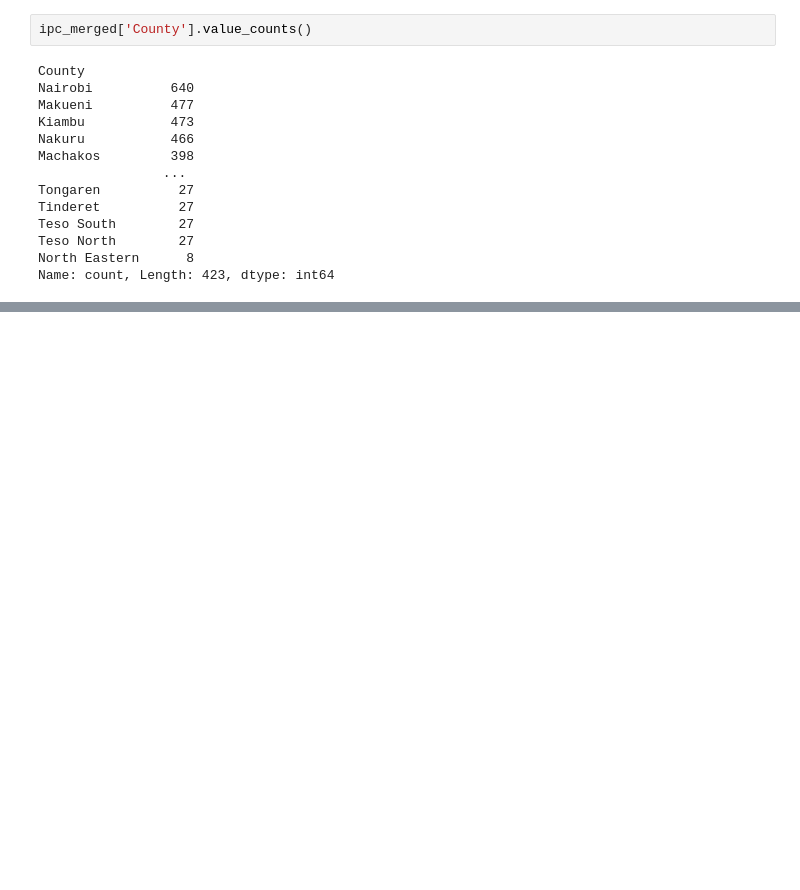
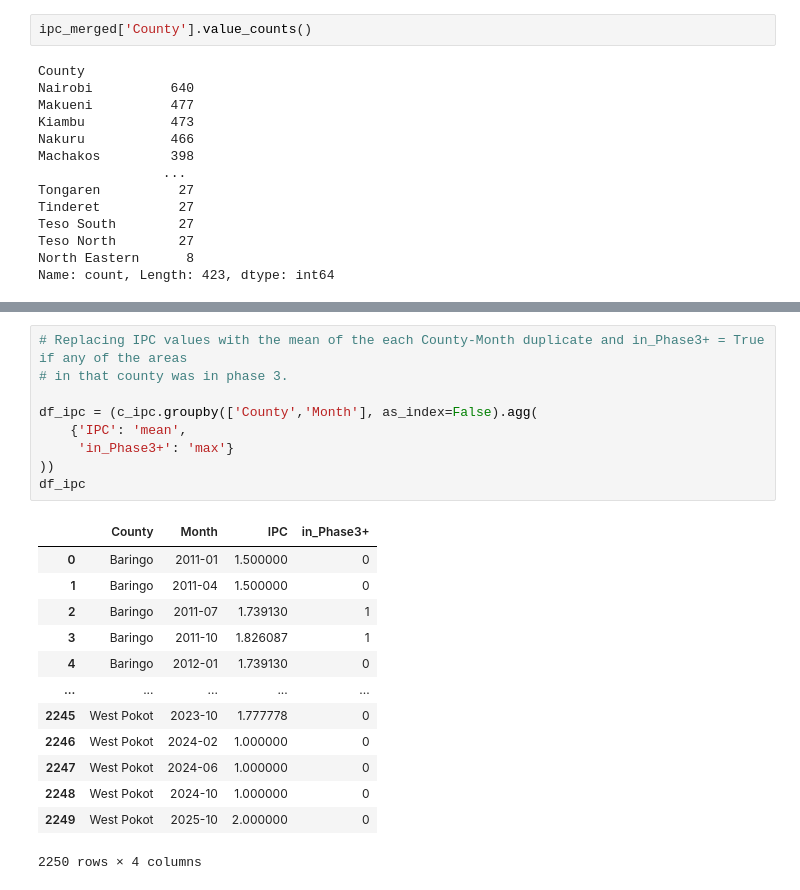
Before and after one commit to MrDenzy/PHASE-5-PROJECT---PREDICTING-FOOD-INSECURITY, a Jupyter notebook: notebooks/data_explore.ipynb, the cells around one changed output, grey strips where cells are left out. Cells and saved outputs as stored; diff of their text form; blank space fills up the shorter version.

```diff
--- a/notebooks/data_explore.ipynb
+++ b/notebooks/data_explore.ipynb
@@ -498,0 +614,23 @@ ipc_merged.to_csv('./data/cleaned_ipc.csv',index=False)
+# %%
+# Replacing IPC values with the mean of the each County-Month duplicate and in_Phase3+ = True if any of the areas
+# in that county was in phase 3.
+
+df_ipc = (c_ipc.groupby(['County','Month'], as_index=False).agg(
+    {'IPC': 'mean',
+     'in_Phase3+': 'max'}
+))
+df_ipc
+# %% [output]
+|  | County | Month | IPC | in_Phase3+ |
+| 0 | Baringo | 2011-01 | 1.500000 | 0 |
+| 1 | Baringo | 2011-04 | 1.500000 | 0 |
+| 2 | Baringo | 2011-07 | 1.739130 | 1 |
+| 3 | Baringo | 2011-10 | 1.826087 | 1 |
+| 4 | Baringo | 2012-01 | 1.739130 | 0 |
+| ... | ... | ... | ... | ... |
+| 2245 | West Pokot | 2023-10 | 1.777778 | 0 |
+| 2246 | West Pokot | 2024-02 | 1.000000 | 0 |
+| 2247 | West Pokot | 2024-06 | 1.000000 | 0 |
+| 2248 | West Pokot | 2024-10 | 1.000000 | 0 |
+| 2249 | West Pokot | 2025-10 | 2.000000 | 0 |
+2250 rows × 4 columns
```
Also changed, not shown: parts of 13 cells of this notebook, 2 other files.
